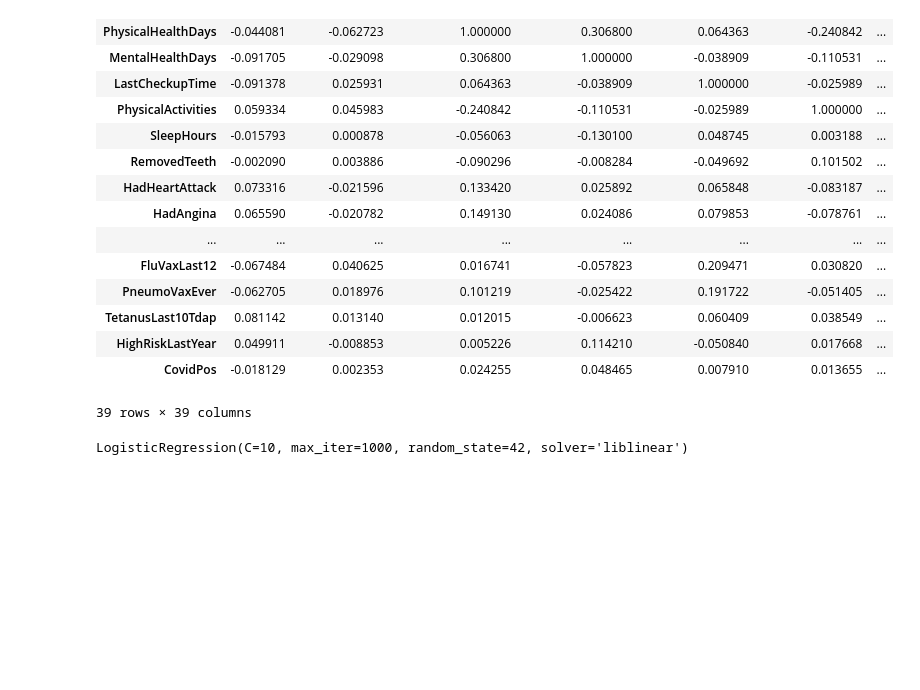
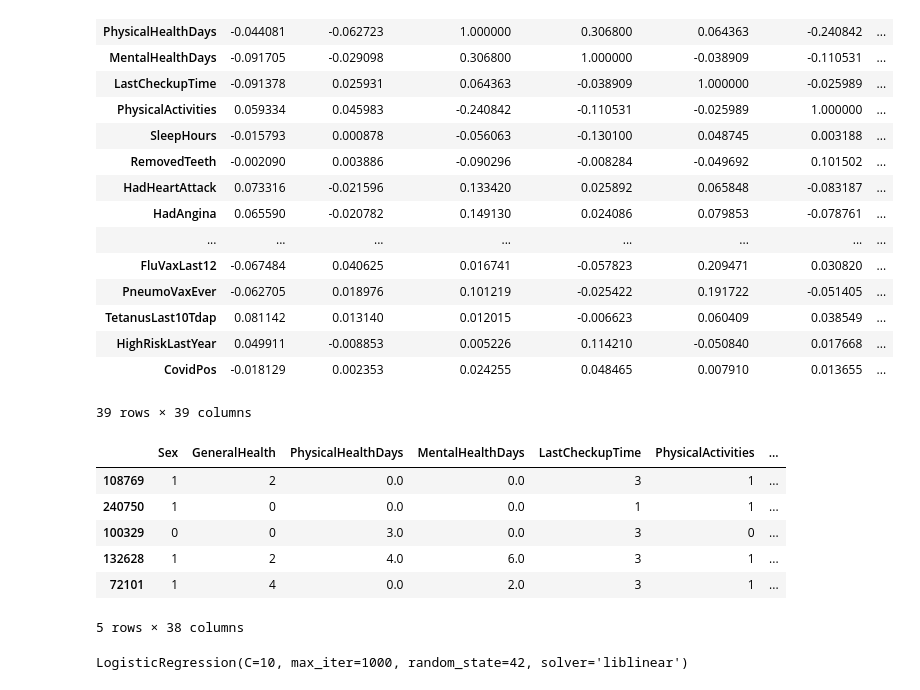
Before and after one commit to Seragu10/heart-disease-22-classification, a Jupyter notebook: notebook.ipynb, the cells around one changed output. Drawn from its saved outputs; the diff is of its cells as text; code cells hidden in the pictures; blank space fills up the shorter version.

```diff
--- a/notebook.ipynb
+++ b/notebook.ipynb
@@ -75,3 +75,6 @@ col_name
  'TetanusLast10Tdap',
  'HighRiskLastYear',
  'CovidPos']
+# %%
+for c in col_name:
+    print(data[c].value_counts())
@@ -278,6 +321,16 @@ data.corr()
 from sklearn.model_selection import train_test_split
 # %%
 X_train, X_test, y_train, y_test = train_test_split(data.drop(columns = 'HadHeartAttack'), data['HadHeartAttack'], test_size = 0.2, random_state = 42)
+# %%
+X_train.head()
+# %% [output]
+|  | Sex | GeneralHealth | PhysicalHealthDays | MentalHealthDays | LastCheckupTime | PhysicalActivities | ... |
+| 108769 | 1 | 2 | 0.0 | 0.0 | 3 | 1 | ... |
+| 240750 | 1 | 0 | 0.0 | 0.0 | 1 | 1 | ... |
+| 100329 | 0 | 0 | 3.0 | 0.0 | 3 | 0 | ... |
+| 132628 | 1 | 2 | 4.0 | 6.0 | 3 | 1 | ... |
+| 72101 | 1 | 4 | 0.0 | 2.0 | 3 | 1 | ... |
+5 rows × 38 columns
 # %%
 from sklearn.feature_extraction import DictVectorizer
 # %%
```
Also changed, not shown: parts of 3 cells of this notebook, 5 other files.
